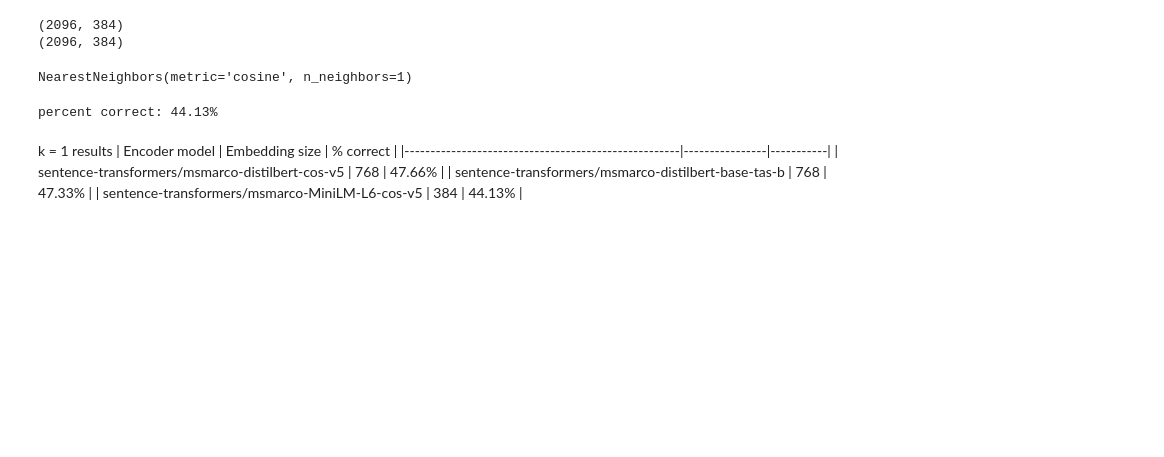
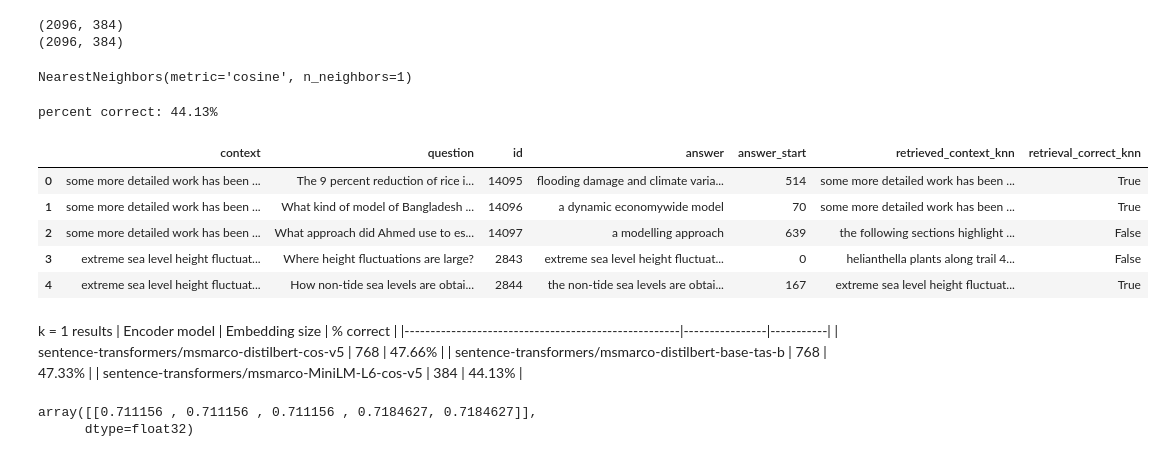
Before and after one commit to grace-murnaghan/266-project-marisa-grace, a Jupyter notebook: context_retrieval.ipynb, the cells around one changed output. Drawn from its saved outputs; the diff is of its cells as text; code cells hidden in the pictures; blank space fills up the shorter version.

```diff
--- a/context_retrieval.ipynb
+++ b/context_retrieval.ipynb
@@ -114,11 +128,7 @@ NearestNeighbors(metric='cosine', n_neighbors=1)
 # %%
-def retrieve_knn_context(corpus, question_embedding):
-    distances, indices = nn.kneighbors([question_embedding], return_distance=True)
-    return corpus[indices[0][0]]
-
 retrieved_context_knn_ls = []
 for i in tqdm(range(len(train_question_embeddings))):
-    ret_context = retrieve_knn_context(corpus, train_question_embeddings[i])
+    ret_context = retrieve_knn_context(corpus, train_question_embeddings[i], k=2)
     retrieved_context_knn_ls.append(ret_context)
 train_df['retrieved_context_knn'] = retrieved_context_knn_ls
 # %%
@@ -163,6 +173,15 @@ test_df['retrieval_correct_knn'] = test_df.apply(
 print(f"percent correct: {test_df.retrieval_correct_knn.astype(int).sum()/len(test_df):.2%}")
 # %% [output]
 percent correct: 44.13%
+# %%
+test_df.head()
+# %% [output]
+|  | context | question | id | answer | answer_start | retrieved_context_knn | retrieval_correct_knn |
+| 0 | some more detailed work has been ... | The 9 percent reduction of rice i... | 14095 | flooding damage and climate varia... | 514 | some more detailed work has been ... | True |
+| 1 | some more detailed work has been ... | What kind of model of Bangladesh ... | 14096 | a dynamic economywide model | 70 | some more detailed work has been ... | True |
+| 2 | some more detailed work has been ... | What approach did Ahmed use to es... | 14097 | a modelling approach | 639 | the following sections highlight ... | False |
+| 3 | extreme sea level height fluctuat... | Where height fluctuations are large? | 2843 | extreme sea level height fluctuat... | 0 | helianthella plants along trail 4... | False |
+| 4 | extreme sea level height fluctuat... | How non-tide sea levels are obtai... | 2844 | the non-tide sea levels are obtai... | 167 | extreme sea level height fluctuat... | True |
 # %% [markdown]
 k = 1 results
 | Encoder model                                       | Embedding size | % correct |
@@ -172,0 +202,5 @@ k = 1 results
+# %%
+distances
+# %% [output]
+array([[0.711156 , 0.711156 , 0.711156 , 0.7184627, 0.7184627]],
+      dtype=float32)
```
Also changed, not shown: parts of 25 cells of this notebook.
